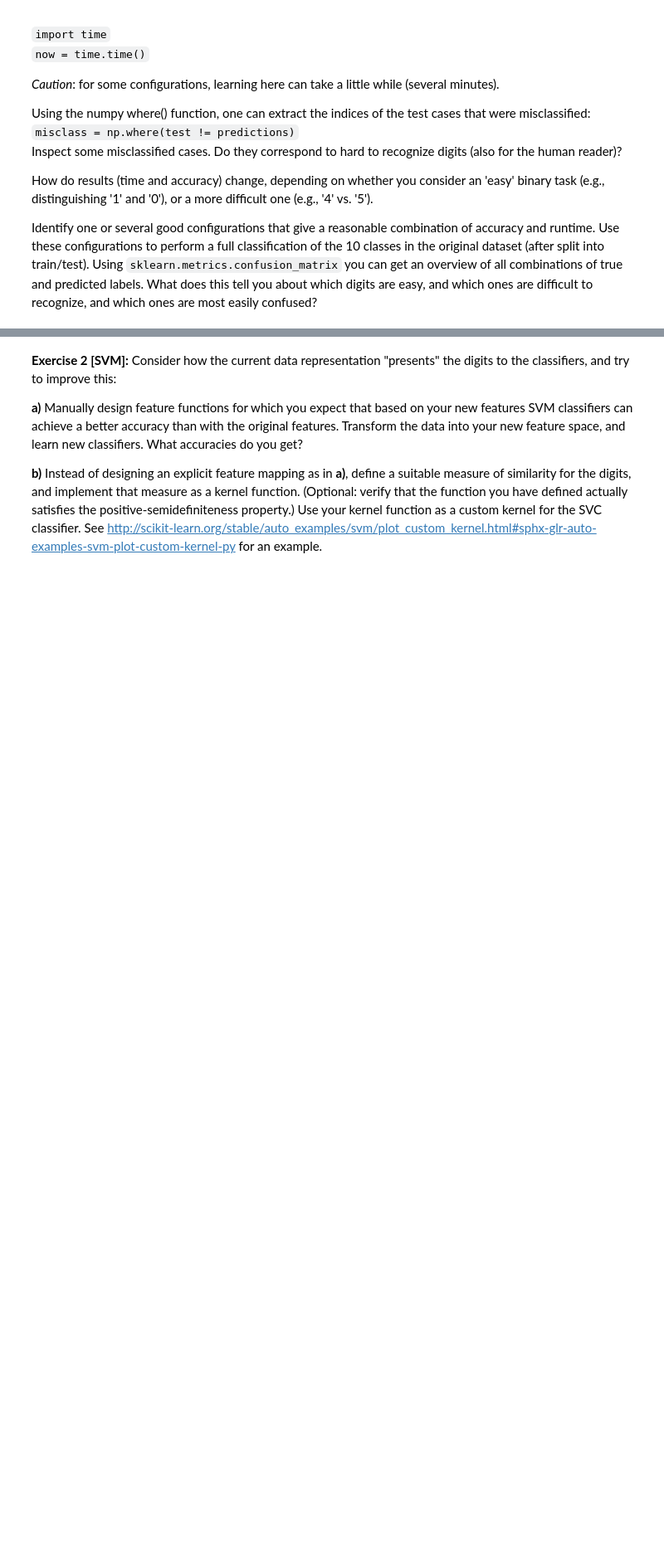
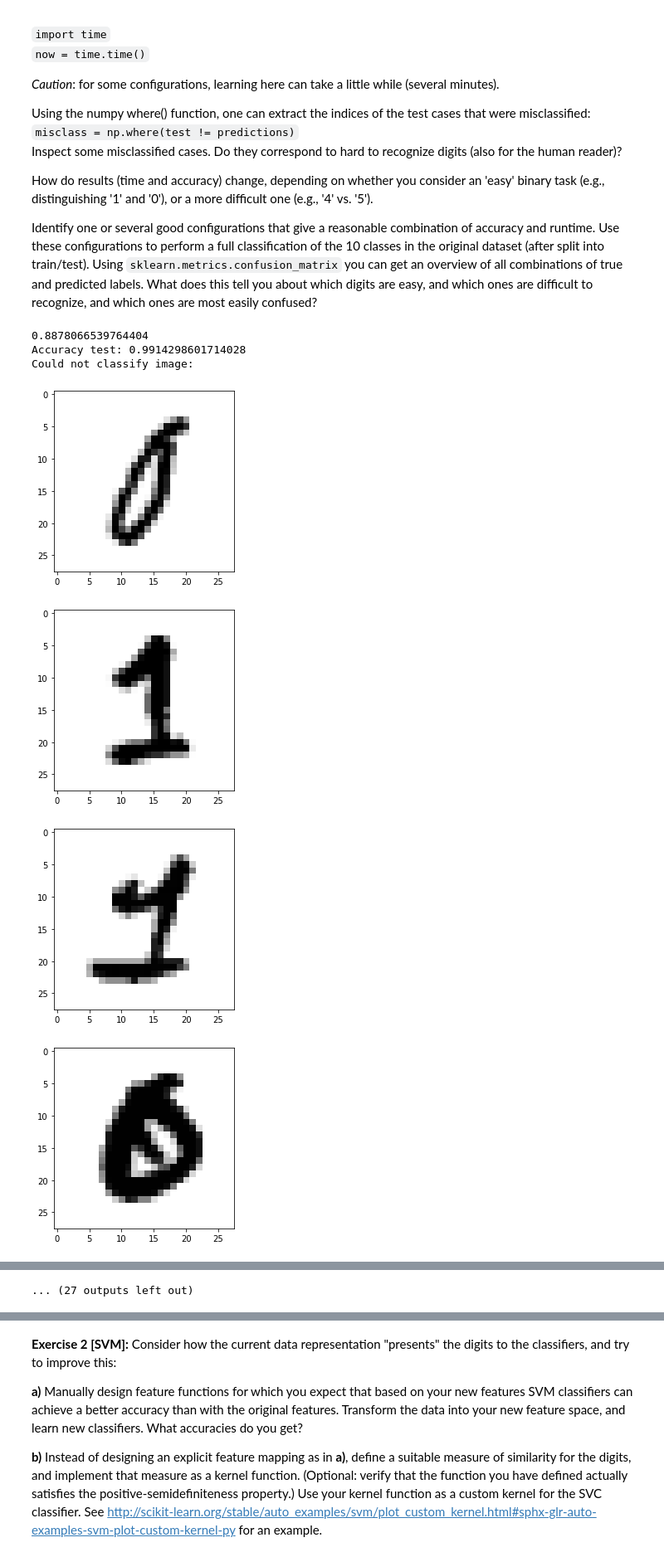
Before and after one commit to smath17/ML_Course, a Jupyter notebook: Self-study3/MLSelfStudy3-F21.ipynb, the cells around one changed output, grey strips where cells are left out. Shown: that part at 83% size. Saved outputs shown, nothing was run; the diff lists cells and outputs as text; code cells hidden in the pictures; blank space fills up the shorter version.

Commit message:
Exercise 1 done

```diff
--- a/Self-study3/MLSelfStudy3-F21.ipynb
+++ b/Self-study3/MLSelfStudy3-F21.ipynb
@@ -101,3 +101,43 @@ Inspect some misclassified cases. Do they correspond to hard to recognize digits
 How do results (time and accuracy) change, depending on whether you consider an 'easy' binary task (e.g., distinguishing '1' and '0'), or a more difficult one (e.g., '4' vs. '5').
 
 Identify one or several good configurations that give a reasonable combination of accuracy and runtime. Use these configurations to perform a full classification of the 10 classes in the original dataset (after split into train/test). Using `sklearn.metrics.confusion_matrix` you can get an overview of all combinations of true and predicted labels. What does this tell you about which digits are easy, and which ones are difficult to recognize, and which ones are most easily confused?
+# %%
+#Solution for exercise 1
+
+import time
+# Train:    mnist.data
+# Test:     mnist.target
+
+# Get time
+now = time.time()
+
+digit0 = '0'
+digit1 = '1'
+digit2 = '9'
+
+features = mnist.data[np.logical_or(mnist.target==digit0,mnist.target==digit1)]
+labels = mnist.target[np.logical_or(mnist.target==digit0,mnist.target==digit1)]
+
+features_train,features_test,labels_train,labels_test = train_test_split(features, labels, test_size=0.3, train_size=0.7, shuffle=True, stratify=None)
+
+model = SVC(kernel='sigmoid')
+model.fit(features_train,labels_train)
+print(str(time.time()-now))
+
+pred_labels_test=model.predict(features_test)
+print("Accuracy test: {}".format(accuracy_score(labels_test,pred_labels_test)))
+
+print("Could not classify image:")
+misclass = np.where(labels_test != pred_labels_test)
+
+for i in misclass[0]:
+    plt.imshow(features_test.values[i].reshape(28,28),cmap=plt.cm.gray_r)
+    plt.show()
+# %% [output]
+0.8878066539764404
+Accuracy test: 0.9914298601714028
+Could not classify image:
+[figure, added]
+[figure, added]
+[figure, added]
+[figure, added]
@@ -103,0 +151 @@ Identify one or several good configurations that give a reasonable combination o
+... (27 outputs left out)
```
Also changed, not shown: parts of 2 cells of this notebook.
